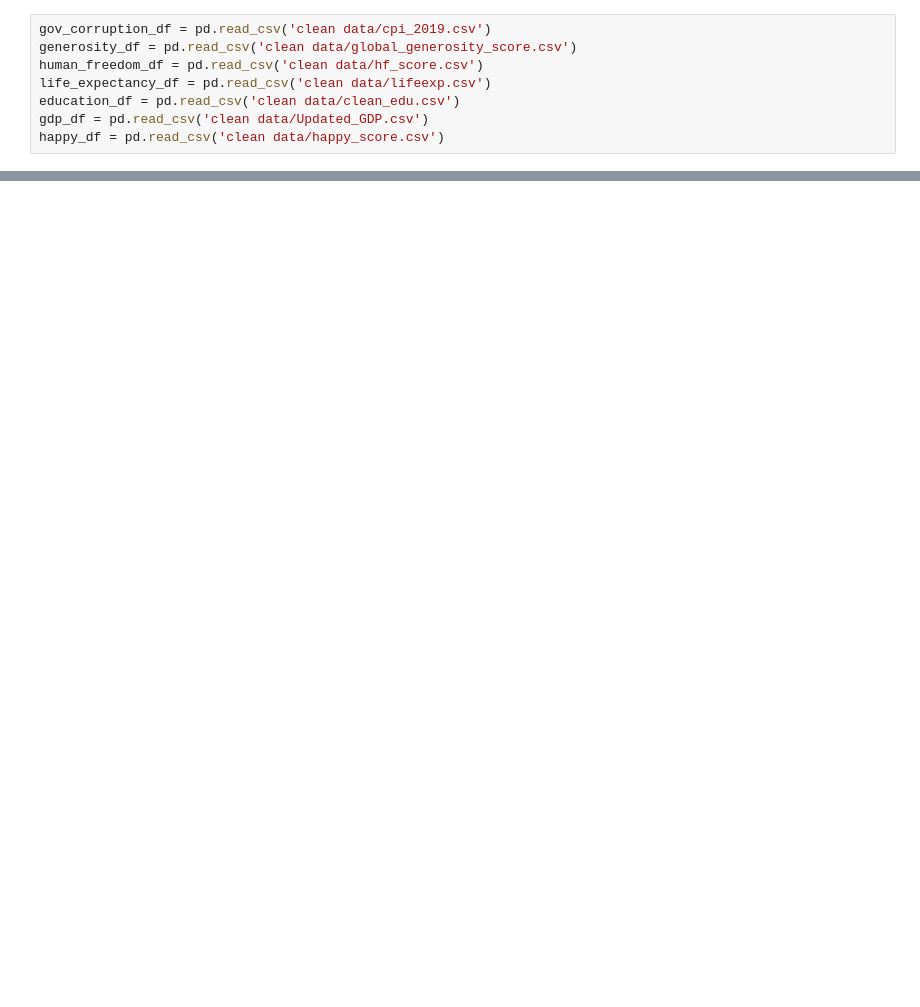
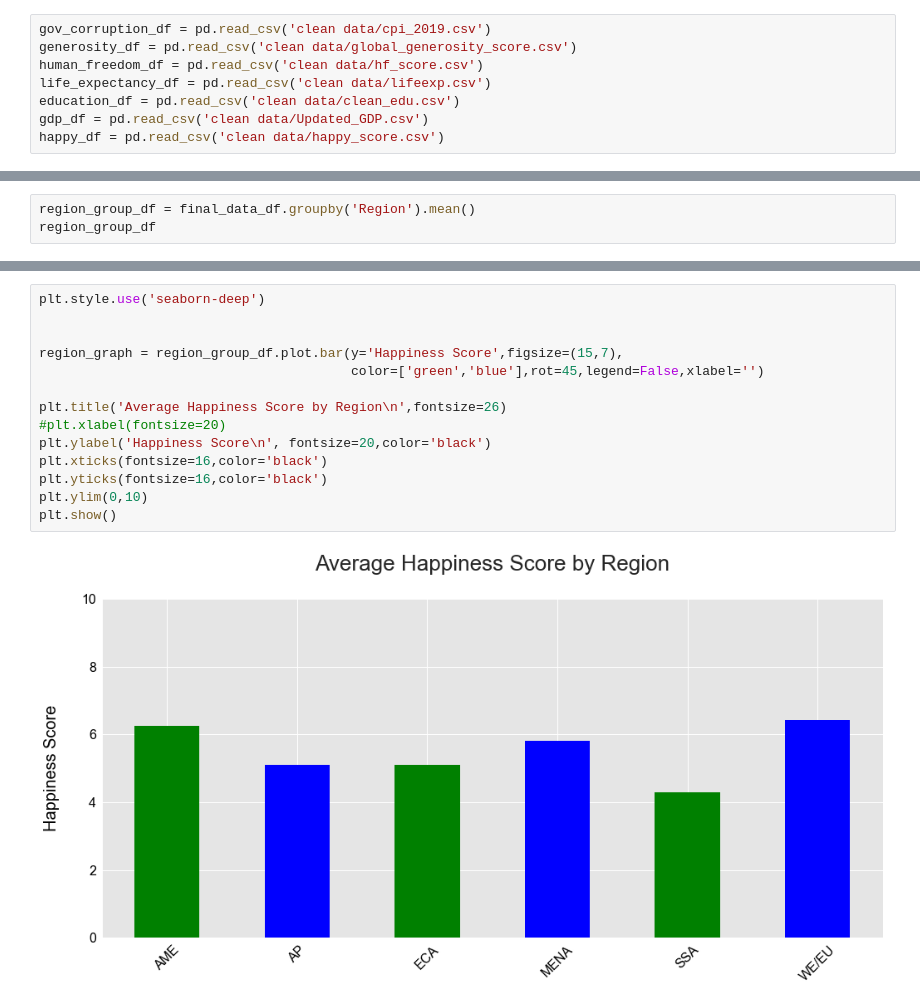
Before and after one commit to garrettg615/World_Happiness_Project, a Jupyter notebook: consolidated_data_df.ipynb, the cells around one changed output, grey strips where cells are left out. Drawn from its saved outputs; the diff is of its cells as text; blank space fills up the shorter version.

```diff
--- a/consolidated_data_df.ipynb
+++ b/consolidated_data_df.ipynb
@@ -78,0 +87,3 @@ final_data_df.dropna(axis=0,how='any')
+# %%
+region_group_df = final_data_df.groupby('Region').mean()
+region_group_df
@@ -78,0 +181,16 @@ final_data_df.dropna(axis=0,how='any')
+# %%
+plt.style.use('seaborn-deep')
+
+
+region_graph = region_group_df.plot.bar(y='Happiness Score',figsize=(15,7),
+                                        color=['green','blue'],rot=45,legend=False,xlabel='')
+
+plt.title('Average Happiness Score by Region\n',fontsize=26)
+#plt.xlabel(fontsize=20)
+plt.ylabel('Happiness Score\n', fontsize=20,color='black')
+plt.xticks(fontsize=16,color='black')
+plt.yticks(fontsize=16,color='black')
+plt.ylim(0,10)
+plt.show()
+# %% [output]
+[figure, added]
```
Also changed, not shown: parts of 21 cells of this notebook, 1 other file.
